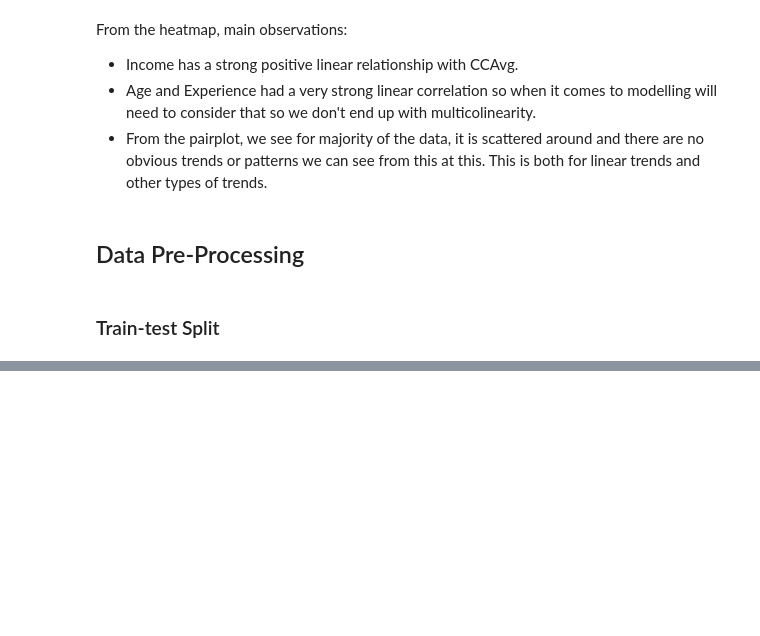
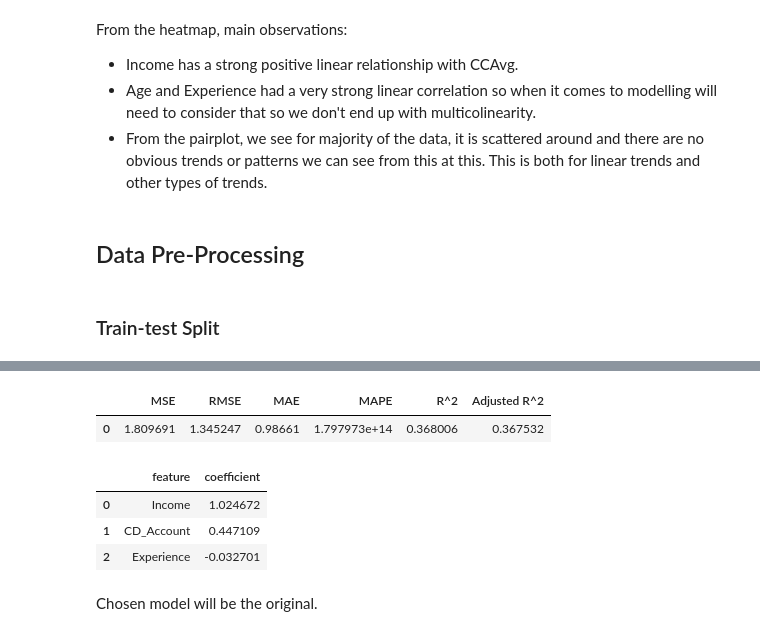
Before and after one commit to yajvashee/EDA, a Jupyter notebook: assessment/customer_beahviour_model_for_loan_targeting.ipynb, the cells around one changed output, grey strips where cells are left out. Saved outputs shown, nothing was run; the diff lists cells and outputs as text; code cells hidden in the pictures; blank space fills up the shorter version.

```diff
--- a/assessment/customer_beahviour_model_for_loan_targeting.ipynb
+++ b/assessment/customer_beahviour_model_for_loan_targeting.ipynb
@@ -277,3 +398,0 @@ X_test_processed = preprocessor.transform(X_test)
-# %%
-lin_reg = LinearRegression()
-lin_reg.fit(X_train_processed,y_reg_train)
@@ -305,0 +448,42 @@ coef_table
+# %%
+X_train.drop(columns=['Age','Education','CreditCard','Online','Mortgage','Securities_Account','Family'],inplace = True)
+# %%
+log_features = ['Income']
+binary_features = ['CD_Account']
+absolute_features = ['Experience']
+
+preprocessor = ColumnTransformer([
+    ('exp',experience_pipeline,absolute_features),
+    ('log',log_pipeline,log_features),
+    ('bin','passthrough',binary_features)
+])
+preprocessor.fit(X_train)
+X_train_processed = preprocessor.transform(X_train)
+X_test_processed = preprocessor.transform(X_test)
+lin_reg_important_features = LinearRegression()
+lin_reg_important_features.fit(X_train_processed,y_reg_train)
+pred_reg = lin_reg_important_features.predict(X_test_processed)
+# %%
+mae = mean_absolute_error(y_reg_test,pred_reg)
+mape = mean_absolute_percentage_error(y_reg_test,pred_reg)
+rmse = root_mean_squared_error(y_reg_test,pred_reg)
+mse = rmse ** 2
+r2 = r2_score(y_reg_test,pred_reg)
+adjusted_r2 = adj_r2_score(X_train_processed,r2)
+regression_model_evaluation = model_evaluation(mae,mape,rmse,mse,r2,adjusted_r2)
+regression_model_evaluation
+# %% [output]
+|  | MSE | RMSE | MAE | MAPE | R^2 | Adjusted R^2 |
+| 0 | 1.809691 | 1.345247 | 0.98661 | 1.797973e+14 | 0.368006 | 0.367532 |
+# %%
+feature_names = X_train.columns.tolist()
+coef_table = pd.DataFrame({'feature': feature_names, 'coefficient': lin_reg_important_features.coef_}).sort_values(
+    'coefficient', key=abs, ascending=False).reset_index(drop=True)
+coef_table
+# %% [output]
+|  | feature | coefficient |
+| 0 | Income | 1.024672 |
+| 1 | CD_Account | 0.447109 |
+| 2 | Experience | -0.032701 |
+# %% [markdown]
+Chosen model will be the original.
```
Also changed, not shown: parts of 34 cells of this notebook.
